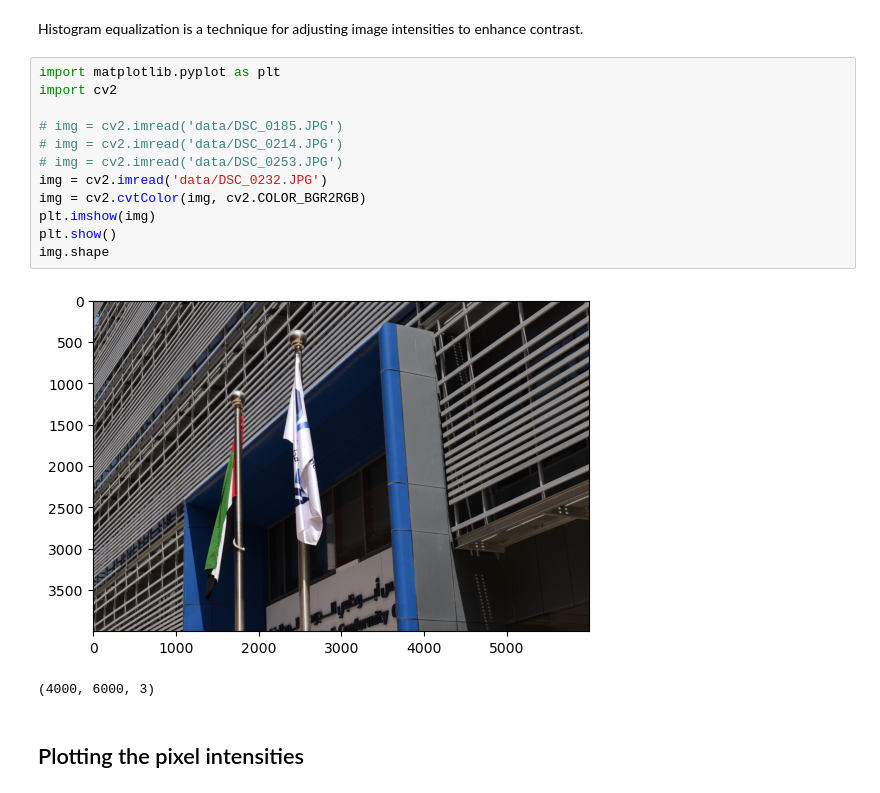
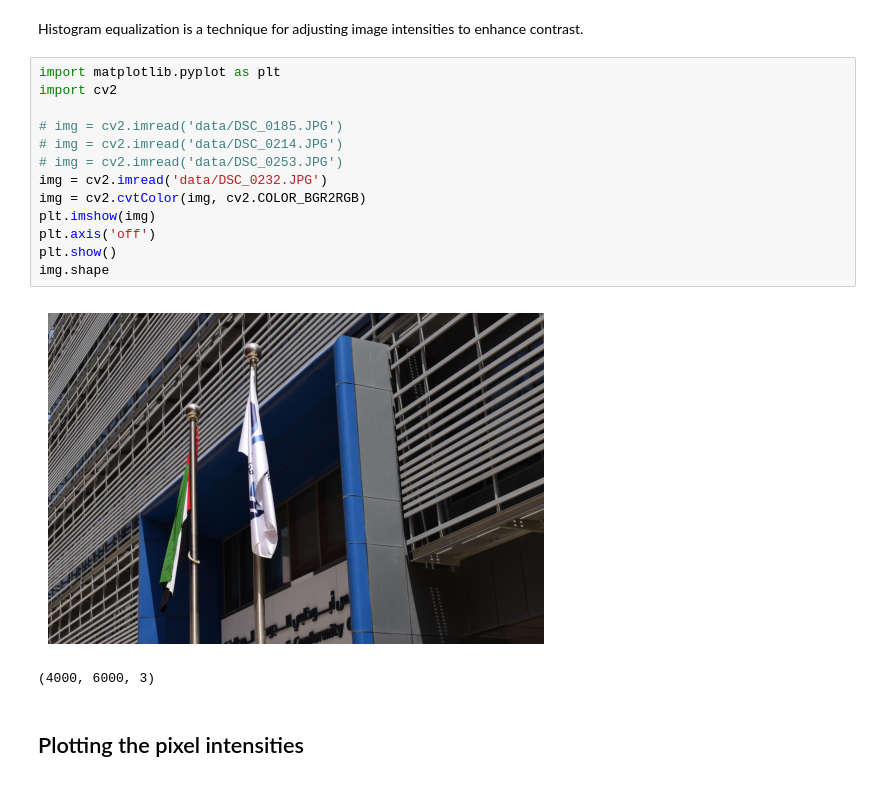
Before and after one commit to abdulahadbutt/CV701-Assignment1, a Jupyter notebook: hist_equalization.ipynb, the cells around one changed output. Cells and saved outputs as stored; diff of their text form.

```diff
--- a/hist_equalization.ipynb
+++ b/hist_equalization.ipynb
@@ -7,17 +7,18 @@ Histogram equalization is a technique for adjusting image intensities to enhance
 # %%
 import matplotlib.pyplot as plt
 import cv2
 
 # img = cv2.imread('data/DSC_0185.JPG')
 # img = cv2.imread('data/DSC_0214.JPG')
 # img = cv2.imread('data/DSC_0253.JPG')
 img = cv2.imread('data/DSC_0232.JPG')
 img = cv2.cvtColor(img, cv2.COLOR_BGR2RGB)
 plt.imshow(img)
+plt.axis('off')
 plt.show()
 img.shape
 # %% [output]
-[figure, old version]
+[figure, new version]
 (4000, 6000, 3)
 # %% [markdown]
 ## Plotting the pixel intensities
```
Also changed, not shown: parts of 9 cells of this notebook, 11 other files.
